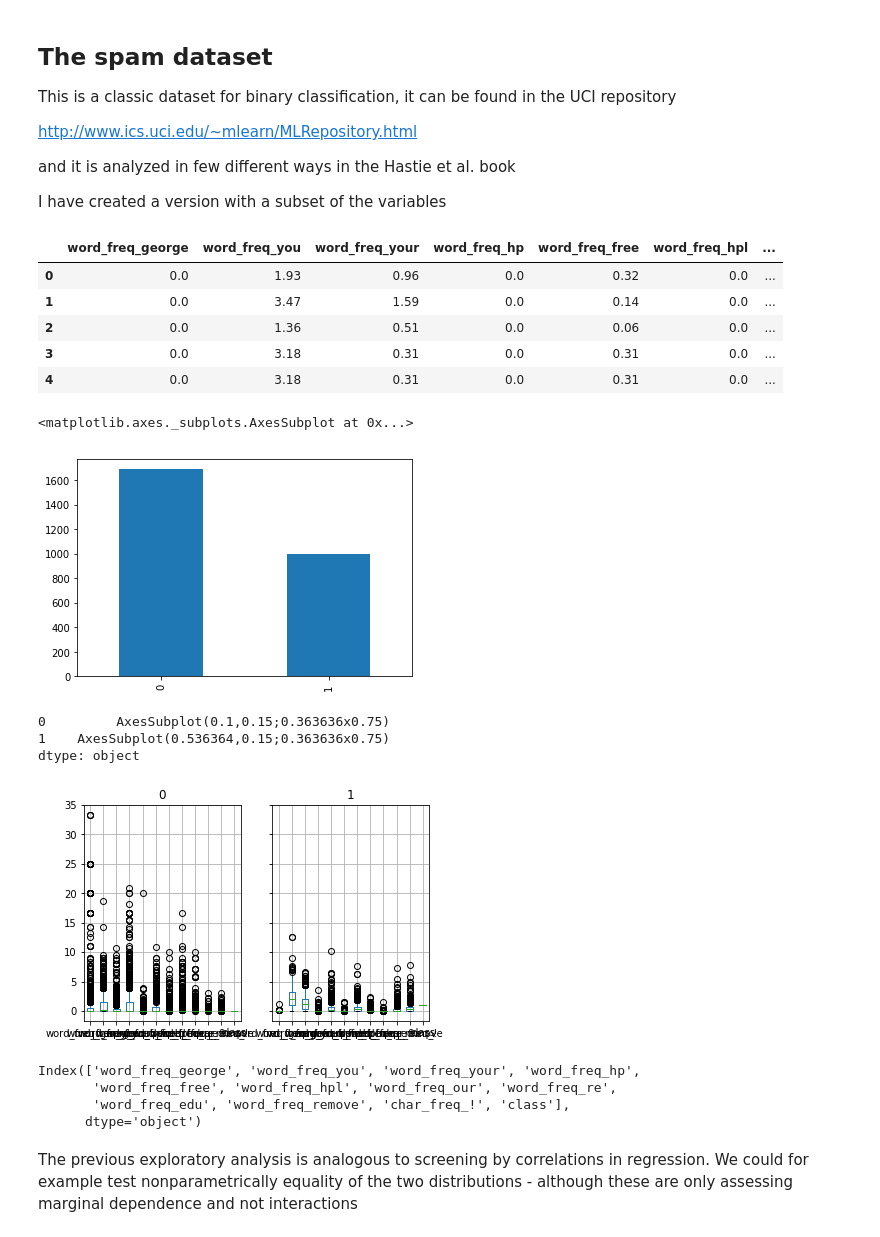
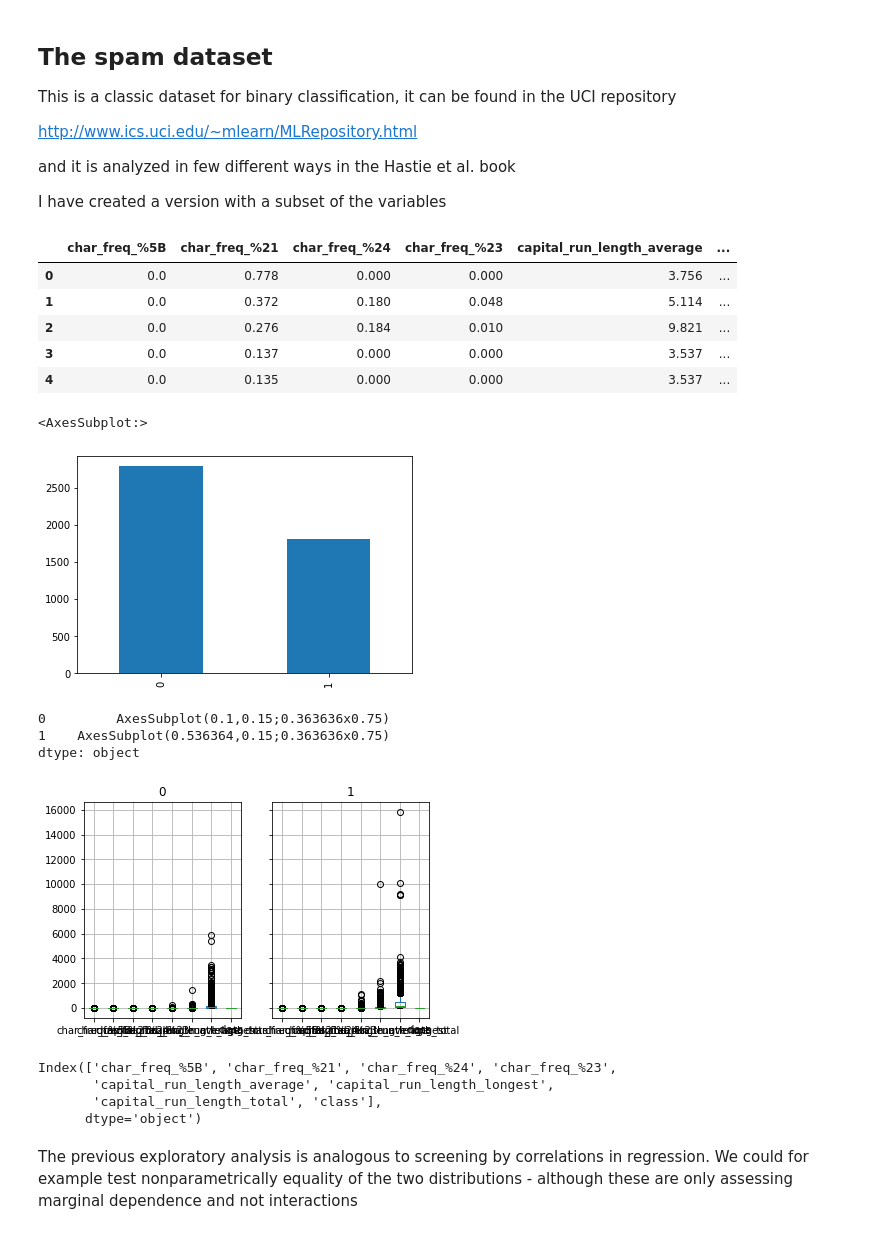
Before and after one commit to polinabee/stats-final-prep, a Jupyter notebook: reference_notebooks/classification.ipynb, the cells around one changed output. Cells and saved outputs as stored; diff of their text form; code cells hidden in the pictures.

```diff
--- a/reference_notebooks/classification.ipynb
+++ b/reference_notebooks/classification.ipynb
@@ -48,38 +48,39 @@ import matplotlib.pyplot as plt
 import seaborn as sns
 
 from helper_functions import *
-# %%
-spam = pd.read_csv("spam_small_train.csv")
-spam.head()
-# %% [output]
-|  | word_freq_george | word_freq_you | word_freq_your | word_freq_hp | word_freq_free | word_freq_hpl | ... |
-| 0 | 0.0 | 1.93 | 0.96 | 0.0 | 0.32 | 0.0 | ... |
-| 1 | 0.0 | 3.47 | 1.59 | 0.0 | 0.14 | 0.0 | ... |
-| 2 | 0.0 | 1.36 | 0.51 | 0.0 | 0.06 | 0.0 | ... |
-| 3 | 0.0 | 3.18 | 0.31 | 0.0 | 0.31 | 0.0 | ... |
-| 4 | 0.0 | 3.18 | 0.31 | 0.0 | 0.31 | 0.0 | ... |
+# %%
+#subset initial dataset to last n columns
+spam = pd.read_csv("../data/spambase_csv.csv").iloc[:, 50:]
+spam.head()
+# %% [output]
+|  | char_freq_%5B | char_freq_%21 | char_freq_%24 | char_freq_%23 | capital_run_length_average | ... |
+| 0 | 0.0 | 0.778 | 0.000 | 0.000 | 3.756 | ... |
+| 1 | 0.0 | 0.372 | 0.180 | 0.048 | 5.114 | ... |
+| 2 | 0.0 | 0.276 | 0.184 | 0.010 | 9.821 | ... |
+| 3 | 0.0 | 0.137 | 0.000 | 0.000 | 3.537 | ... |
+| 4 | 0.0 | 0.135 | 0.000 | 0.000 | 3.537 | ... |
 # %%
 # Lets explore some basic aspects of this dataset
 
 spam["class"].value_counts().plot(kind="bar")
 # %% [output]
-<matplotlib.axes._subplots.AxesSubplot at 0x...>
+<AxesSubplot:>
-[figure, old version]
+[figure, new version]
 # %%
 spam.groupby("class").boxplot()
 # %% [output]
 0         AxesSubplot(0.1,0.15;0.363636x0.75)
 1    AxesSubplot(0.536364,0.15;0.363636x0.75)
 dtype: object
-[figure, old version]
+[figure, new version]
 # %%
 # recall that
 
 spam.columns
 # %% [output]
-Index(['word_freq_george', 'word_freq_you', 'word_freq_your', 'word_freq_hp',
-       'word_freq_free', 'word_freq_hpl', 'word_freq_our', 'word_freq_re',
-       'word_freq_edu', 'word_freq_remove', 'char_freq_!', 'class'],
+Index(['char_freq_%5B', 'char_freq_%21', 'char_freq_%24', 'char_freq_%23',
+       'capital_run_length_average', 'capital_run_length_longest',
+       'capital_run_length_total', 'class'],
       dtype='object')
 # %% [markdown]
 The previous exploratory analysis is analogous to screening by correlations in regression. We could for example test nonparametrically equality of the two distributions - although these are only assessing marginal dependence and not interactions
```
Also changed, not shown: parts of 4 cells of this notebook.
